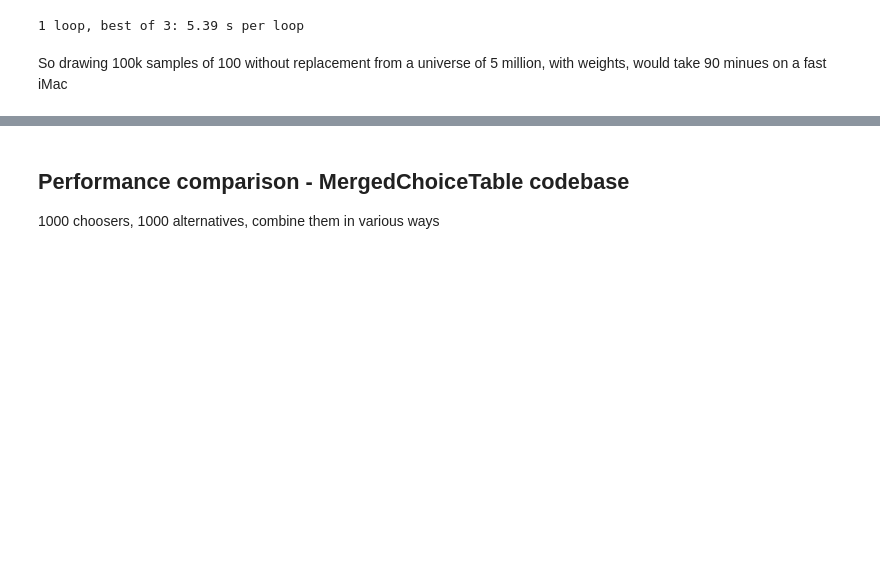
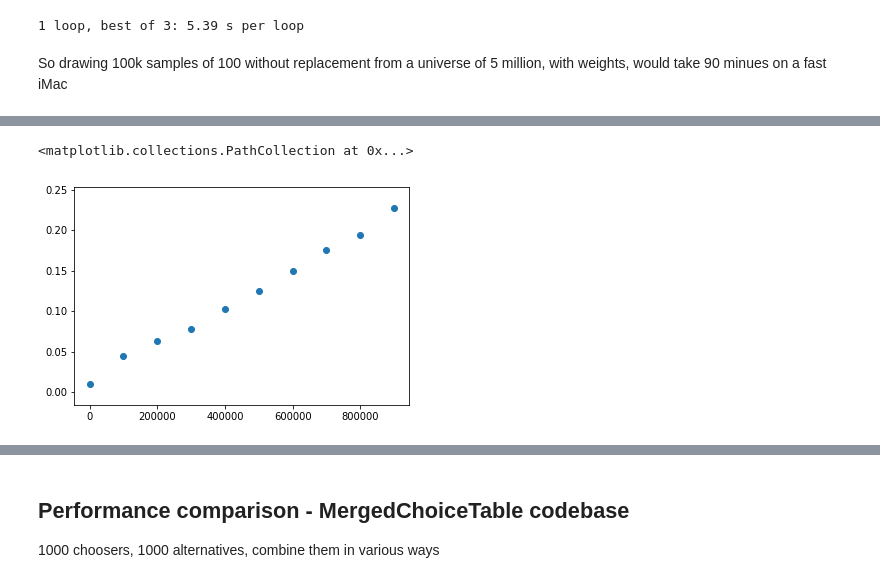
Before and after one commit to ual/ual_model_workspace, a Jupyter notebook: general-notebooks/Sampling-benchmarks.ipynb, the cells around one changed output, grey strips where cells are left out. Cells and saved outputs as stored; diff of their text form; code cells hidden in the pictures; blank space fills up the shorter version.

```diff
--- a/general-notebooks/Sampling-benchmarks.ipynb
+++ b/general-notebooks/Sampling-benchmarks.ipynb
@@ -99,0 +138,18 @@ So drawing 100k samples of 100 without replacement from a universe of 5 million,
+# %%
+# Weights with replacement, changing the sample size
+
+scale = np.arange(1e6, step=1e5, dtype=int)
+times = []
+
+weights = np.random.rand(int(1e6))
+w = weights/weights.sum(0)
+
+for n in scale:
+    t0 = time.time()
+    np.random.choice(np.arange(1e6), size=n, p=w)
+    times.append(time.time() - t0)
+
+plt.scatter(scale, times)
+# %% [output]
+<matplotlib.collections.PathCollection at 0x...>
+[figure, added]
```
Also changed, not shown: parts of 36 cells of this notebook.
